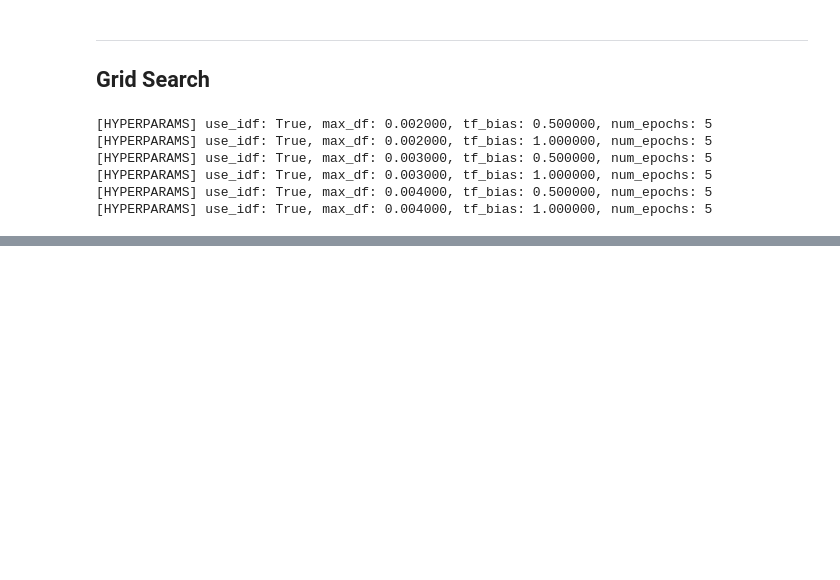
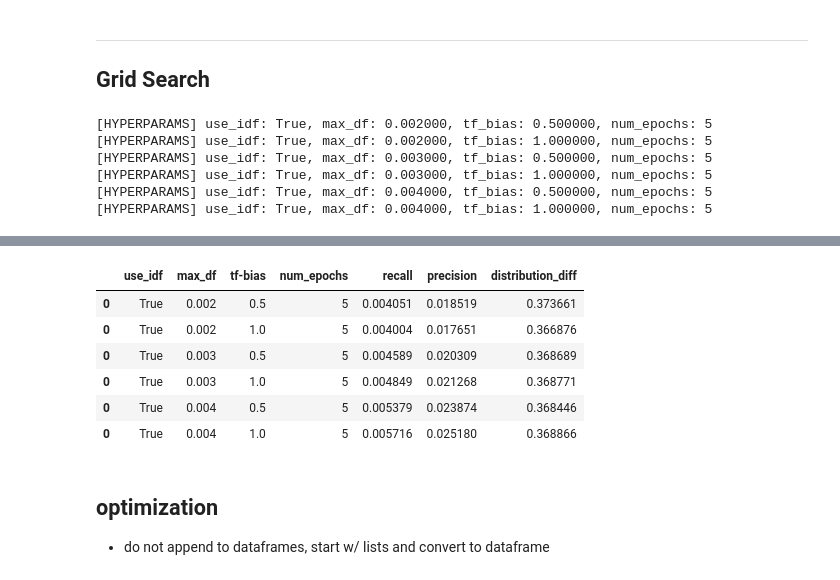
Before and after one commit to matthew-dong-dev/ICS-research, a Jupyter notebook: keyword_metrics.ipynb, the cells around one changed output, grey strips where cells are left out. Cells and saved outputs as stored; diff of their text form; code cells hidden in the pictures; blank space fills up the shorter version.

```diff
--- a/keyword_metrics.ipynb
+++ b/keyword_metrics.ipynb
@@ -151,0 +207,6 @@ Y_test.head(3)
+# %%
+doc_freq_df_cols = Y_test.columns.difference(['course_title', 'course_description', 'course_name', 'course_alternative_names'])
+doc_df = Y_test.loc[:,doc_freq_df_cols]
+test = doc_df.loc[doc_df.course_subject.str.contains('History')]
+doc_df.set_index('course_subject', inplace=True)
+doc_df.head()
@@ -151,0 +234,8 @@ Y_test.head(3)
+# %%
+document_dict = defaultdict(list)
+terms = set()
+for index,row in doc_df.iterrows():
+    document_dict[index].extend(row.values)
+    terms.update(row.values)
+# doc_freq_dict
+len(terms)
@@ -182,6 +366,35 @@ cosine_similarity([1,-1], [1,1])
 ---
 
 ## Grid Search
+# %%
+import time
+import os
+import pandas as pd
+import numpy as np
+from collections import Counter
+from itertools import chain
+import re
+import string
+from nltk.corpus import stopwords
+from nltk.tokenize import word_tokenize
+from scipy.spatial.distance import cosine
+from sklearn.feature_extraction.text import TfidfVectorizer
+from sklearn.model_selection import KFold
+from sklearn.model_selection import ParameterGrid
+from keras.layers import Input, Dense
+from keras.models import Model
+from keras import backend as K
+import tensorflow as tf
+config = tf.ConfigProto()
+config.gpu_options.allow_growth=True
+sess = tf.Session(config=config)
+K.set_session(sess)
+pd.options.mode.chained_assignment = None
+
+TRAINING_DIR = os.getcwd()
+vectorfile = os.path.join(TRAINING_DIR, 'course_vecs.tsv')
+infofile = os.path.join(TRAINING_DIR, 'course_info.tsv')
+textcolumn = 'course_description'
 # %%
 def predict(course_vecs, course_descipts, trained_weights, trained_biases, num_words_per_course):
     """
@@ -433,0 +665,10 @@ Epoch 2/5
+# %%
+grid_search_df
+# %% [output]
+|  | use_idf | max_df | tf-bias | num_epochs | recall | precision | distribution_diff |
+| 0 | True | 0.002 | 0.5 | 5 | 0.004051 | 0.018519 | 0.373661 |
+| 0 | True | 0.002 | 1.0 | 5 | 0.004004 | 0.017651 | 0.366876 |
+| 0 | True | 0.003 | 0.5 | 5 | 0.004589 | 0.020309 | 0.368689 |
+| 0 | True | 0.003 | 1.0 | 5 | 0.004849 | 0.021268 | 0.368771 |
+| 0 | True | 0.004 | 0.5 | 5 | 0.005379 | 0.023874 | 0.368446 |
+| 0 | True | 0.004 | 1.0 | 5 | 0.005716 | 0.025180 | 0.368866 |
@@ -433,0 +677,4 @@ Epoch 2/5
+# %% [markdown]
+## optimization
+
+- do not append to dataframes, start w/ lists and convert to dataframe
```
Also changed, not shown: parts of 31 cells of this notebook, 5 other files.
